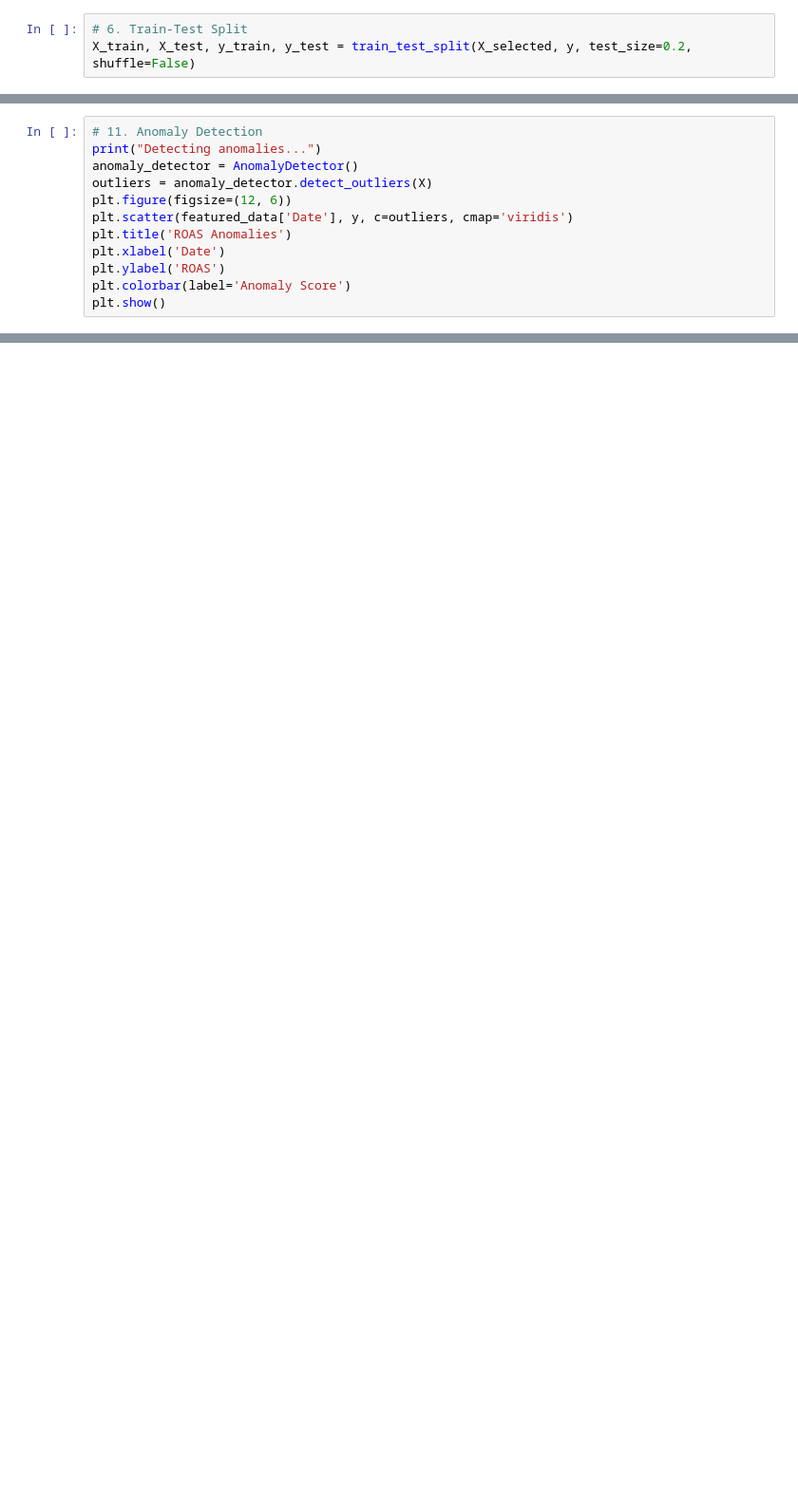
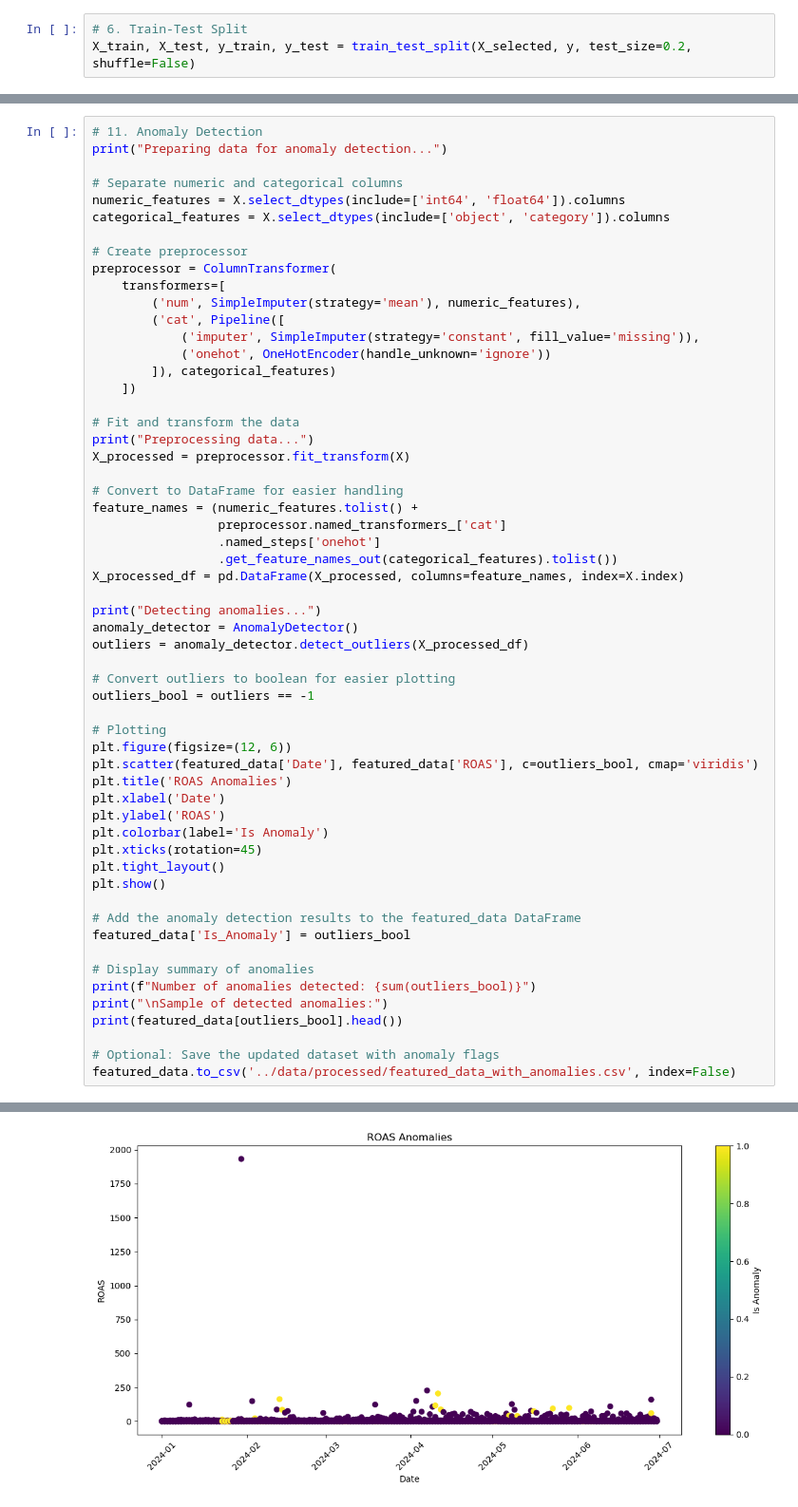
Before and after one commit to sakshamhooda/DigitalMarketingAIOptimization, a Jupyter notebook: notebooks/main.ipynb, the cells around one changed output, grey strips where cells are left out. Shown at 95% size. Saved outputs shown, nothing was run; the diff lists cells and outputs as text; blank space fills up the shorter version.

```diff
--- a/notebooks/main.ipynb
+++ b/notebooks/main.ipynb
@@ -94,12 +316,58 @@ plt.show()
 # %%
 # 11. Anomaly Detection
+print("Preparing data for anomaly detection...")
+
+# Separate numeric and categorical columns
+numeric_features = X.select_dtypes(include=['int64', 'float64']).columns
+categorical_features = X.select_dtypes(include=['object', 'category']).columns
+
+# Create preprocessor
+preprocessor = ColumnTransformer(
+    transformers=[
+        ('num', SimpleImputer(strategy='mean'), numeric_features),
+        ('cat', Pipeline([
+            ('imputer', SimpleImputer(strategy='constant', fill_value='missing')),
+            ('onehot', OneHotEncoder(handle_unknown='ignore'))
+        ]), categorical_features)
+    ])
+
+# Fit and transform the data
+print("Preprocessing data...")
+X_processed = preprocessor.fit_transform(X)
+
+# Convert to DataFrame for easier handling
+feature_names = (numeric_features.tolist() +
+                 preprocessor.named_transformers_['cat']
+                 .named_steps['onehot']
+                 .get_feature_names_out(categorical_features).tolist())
+X_processed_df = pd.DataFrame(X_processed, columns=feature_names, index=X.index)
+
 print("Detecting anomalies...")
 anomaly_detector = AnomalyDetector()
-outliers = anomaly_detector.detect_outliers(X)
+outliers = anomaly_detector.detect_outliers(X_processed_df)
+
+# Convert outliers to boolean for easier plotting
+outliers_bool = outliers == -1
+
+# Plotting
 plt.figure(figsize=(12, 6))
-plt.scatter(featured_data['Date'], y, c=outliers, cmap='viridis')
+plt.scatter(featured_data['Date'], featured_data['ROAS'], c=outliers_bool, cmap='viridis')
 plt.title('ROAS Anomalies')
 plt.xlabel('Date')
 plt.ylabel('ROAS')
-plt.colorbar(label='Anomaly Score')
+plt.colorbar(label='Is Anomaly')
+plt.xticks(rotation=45)
+plt.tight_layout()
 plt.show()
+
+# Add the anomaly detection results to the featured_data DataFrame
+featured_data['Is_Anomaly'] = outliers_bool
+
+# Display summary of anomalies
+print(f"Number of anomalies detected: {sum(outliers_bool)}")
+print("\nSample of detected anomalies:")
+print(featured_data[outliers_bool].head())
+
+# Optional: Save the updated dataset with anomaly flags
+featured_data.to_csv('../data/processed/featured_data_with_anomalies.csv', index=False)
+# %% [output]
@@ -105,0 +377 @@ plt.show()
+[figure, added]
```
Also changed, not shown: parts of 17 cells of this notebook, 24 other files.
